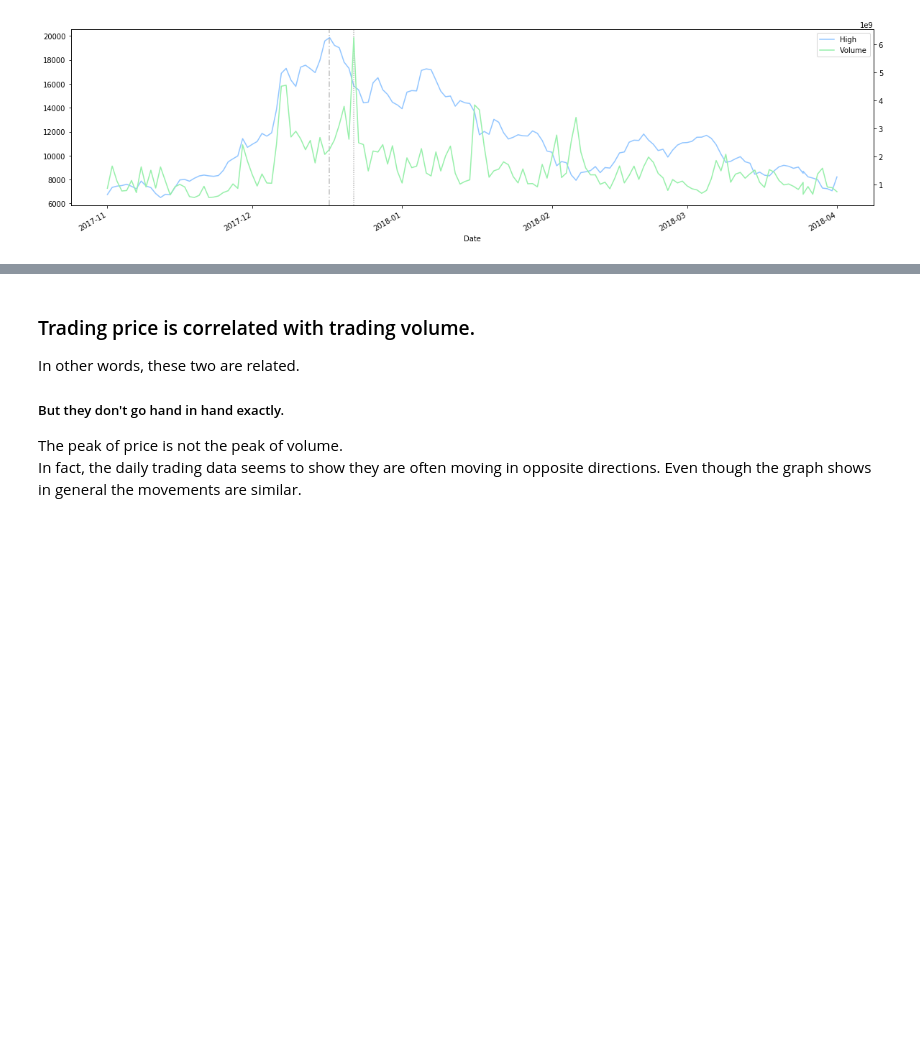
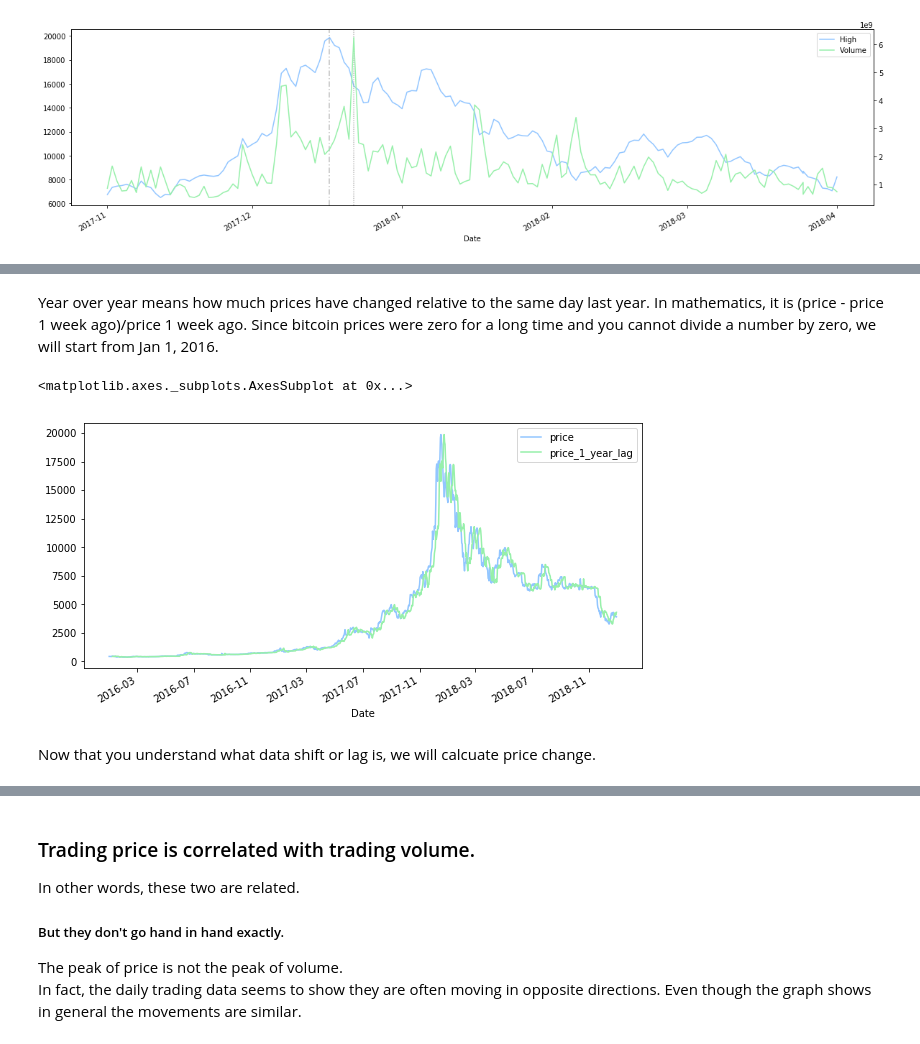
Before and after one commit to magicmathmandarin/IMO, a Jupyter notebook: Bitcoin Trade Time Series.ipynb, the cells around one changed output, grey strips where cells are left out. Cells and saved outputs as stored; diff of their text form; code cells hidden in the pictures; blank space fills up the shorter version.

```diff
--- a/Bitcoin Trade Time Series.ipynb
+++ b/Bitcoin Trade Time Series.ipynb
@@ -145,0 +153,20 @@ ax.axvline(volume_max, color ='grey', alpha=0.5, dashes=(1,1))
+# %% [markdown]
+Year over year means how much prices have changed relative to the same day last year.
+In mathematics, it is (price - price 1 week ago)/price 1 week ago.
+Since bitcoin prices were zero for a long time and you cannot divide a number by zero, we will start from Jan 1, 2016.
+# %%
+blah = pdr.get_data_yahoo('BTC-USD', start=datetime.datetime(2016, 1, 1), end=datetime.date.today())
+# %%
+price_1_year_lag= blah.High.shift(7)
+# %%
+price = blah.High
+# %%
+price_df = pd.concat([price, price_1_year_lag], axis=1)
+price_df.columns=["price", "price_1_year_lag"]
+# %%
+price_df.plot(figsize=(10,5))
+# %% [output]
+<matplotlib.axes._subplots.AxesSubplot at 0x...>
+[figure, added]
+# %% [markdown]
+Now that you understand what data shift or lag is, we will calcuate price change.
```
Also changed, not shown: parts of 22 cells of this notebook.
